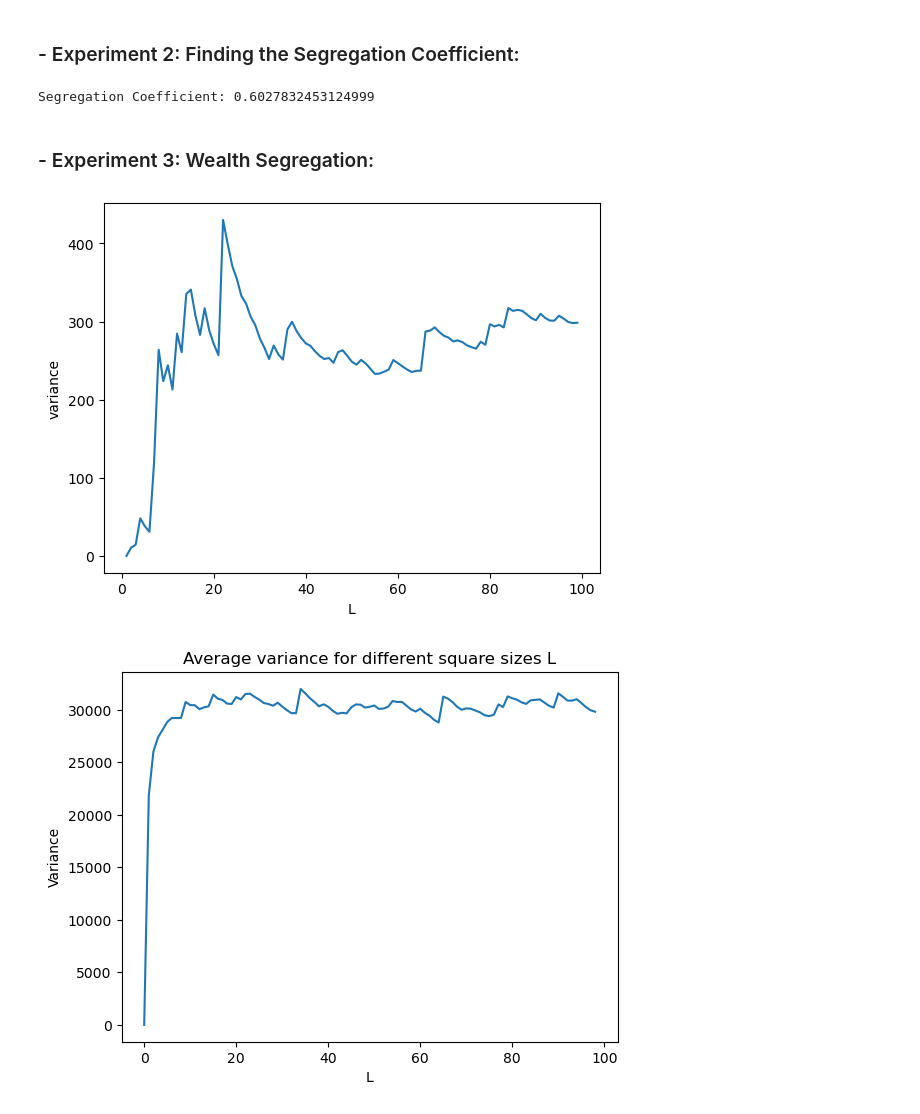
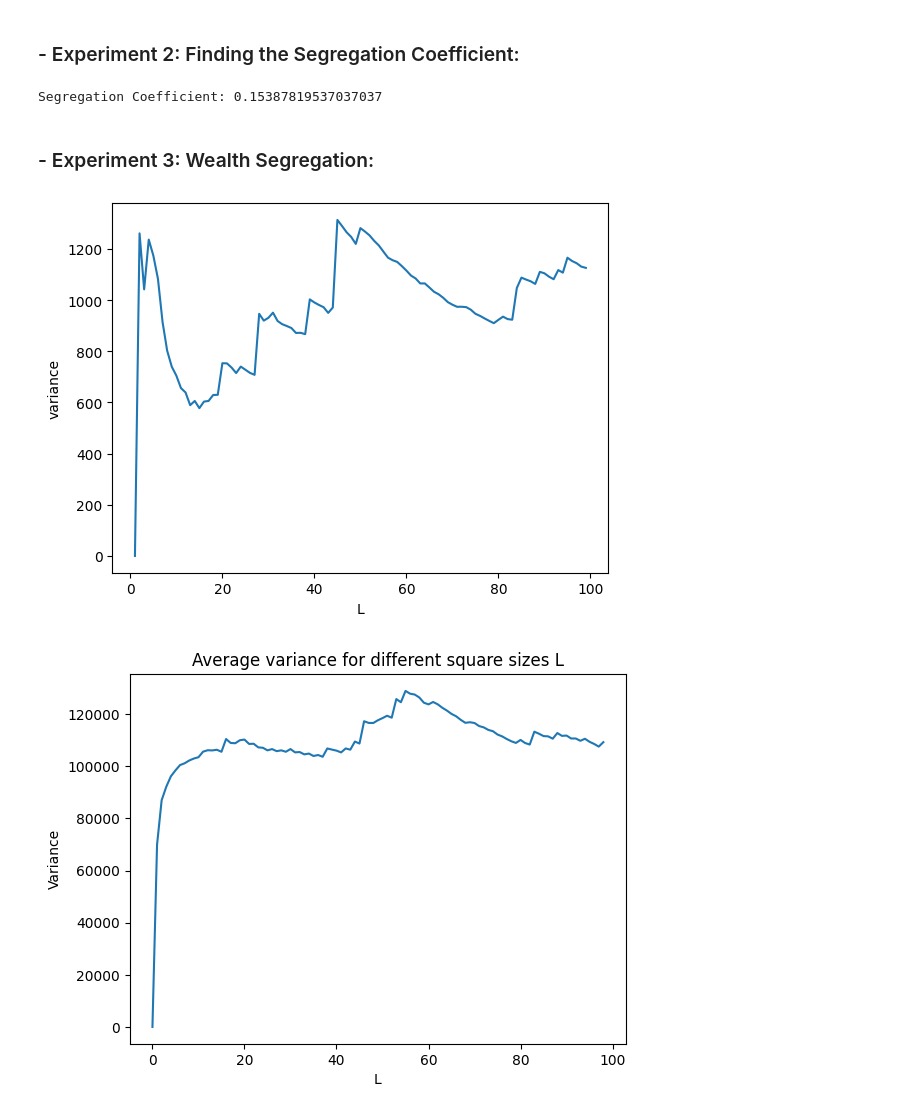
Before and after one commit to aM0NKE/ComplexSystemSimulation, a Jupyter notebook: mesa-schelling/final_analysis.ipynb, the cells around one changed output. Drawn from its saved outputs; the diff is of its cells as text; code cells hidden in the pictures.

```diff
--- a/mesa-schelling/final_analysis.ipynb
+++ b/mesa-schelling/final_analysis.ipynb
@@ -334,15 +336,18 @@ def plot_clusterSizesDistribution(model):
 ### - Experiment 1: Highly segregated / Large custers (example):
 # %%
 # Define model parameters
-heigth, width = 100, 100
+size = 100
 density = 0.9
 fixed_areas_pc = 0.0
-popilation_sizes = [0.8, 0.2]
+popilation_sizes = [0.6, 0.2, 0.2]
 homophily = 5
 cluster_threshold = 4
+alpha=0.01
+stopping_threshold=5
+server=False
 
 # Create the model
-model = Schelling(heigth, width, density, fixed_areas_pc, popilation_sizes, homophily, cluster_threshold)
+model = Schelling(size, density, fixed_areas_pc, popilation_sizes, homophily, cluster_threshold, alpha, stopping_threshold, server)
 
 # Plot starting type/wealth distribution
 plot2D_modelTypes(model)
@@ -405,18 +410,22 @@ wealth_dist_lineplot(model)
 # We find the segregation coefficient by averaging the normalized weighted average cluster size
 
 # Define model parameters
-heigth, width = 100, 100
+size = 100
 density = 0.9
 fixed_areas_pc = 0.0
-popilation_sizes = [0.8, 0.2]
+popilation_sizes = [0.6, 0.2, 0.2]
 homophily = 5
 cluster_threshold = 4
+alpha=0.5
+stopping_threshold=5
+server=False
 
 # Initial value
 a = 0
 
 for i in range(10):
-    model = Schelling(heigth, width, density, fixed_areas_pc, popilation_sizes, homophily, cluster_threshold)
+    # Create the model
+    model = Schelling(size, density, fixed_areas_pc, popilation_sizes, homophily, cluster_threshold, alpha, stopping_threshold, server)
 
     while model.running and model.schedule.steps < 100:
         model.step()
@@ -425,29 +434,32 @@ for i in range(10):
 SegCoef = a/10
 print("Segregation Coefficient:", SegCoef)
 # %% [output]
-Segregation Coefficient: 0.6027832453124999
+Segregation Coefficient: 0.15387819537037037
 # %% [markdown]
 ### - Experiment 3: Wealth Segregation:
 # %%
 # Define model parameters
-heigth, width = 100, 100
+size = 100
 density = 0.9
 fixed_areas_pc = 0.0
-popilation_sizes = [0.8, 0.2]
+popilation_sizes = [0.6, 0.2, 0.2]
 homophily = 5
 cluster_threshold = 4
+alpha=0.5
+stopping_threshold=5
+server=False
 
 # Getting the variance plot for a random initial coordinate
 x = random.randint(0, model.grid.width-1)
 y = random.randint(0, model.grid.width-1)
 
 var = WealthSegregation(model, x, y, True)
 
 # Getting the average variance over all possible starting coordinates
 average_var = WealthSegregationAverage(model)
 # %% [output]
-[figure, old version]
+[figure, new version]
-[figure, old version]
+[figure, new version]
 # %%
 # Fitting an exponential function
 L = np.array(range(model.grid.width-1))
```
Also changed, not shown: parts of 8 cells of this notebook, 3 other files.
